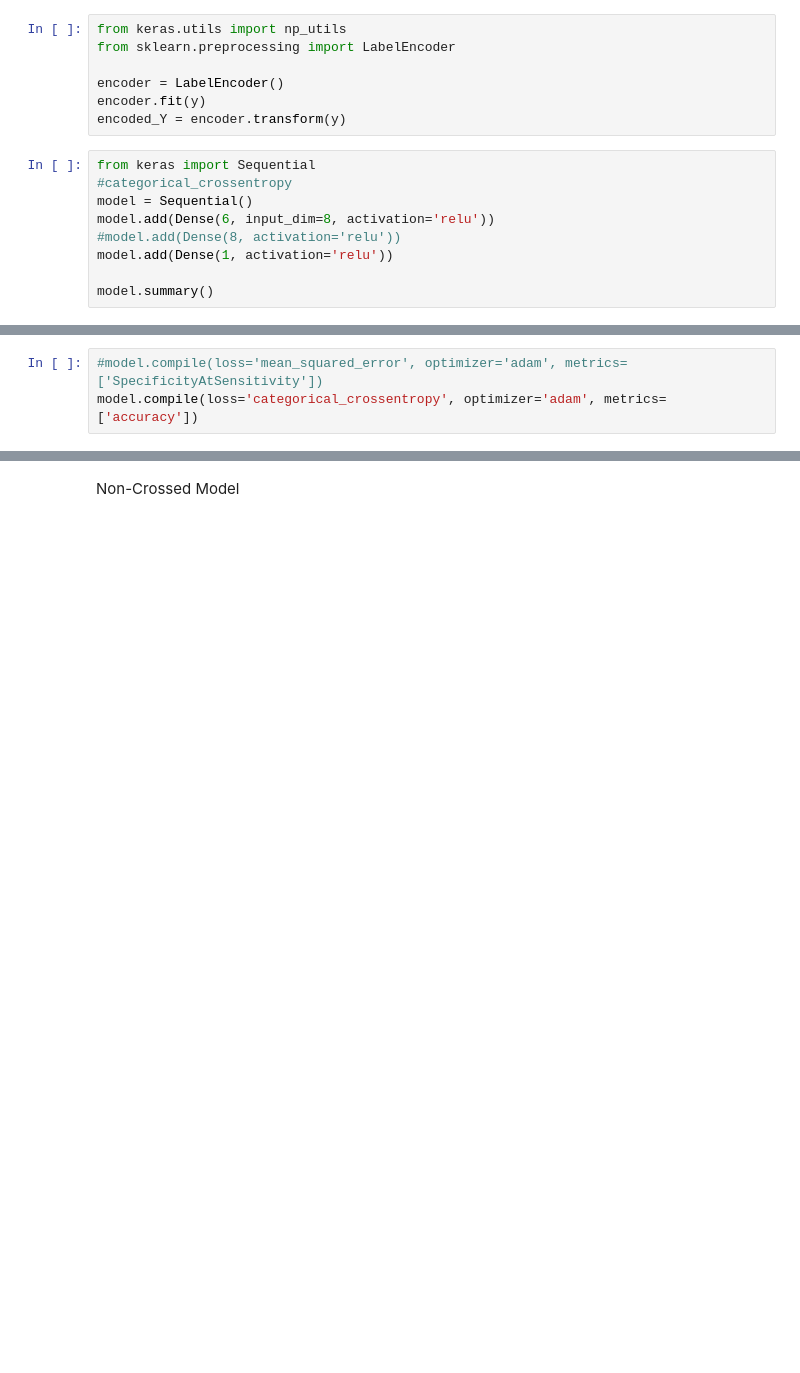
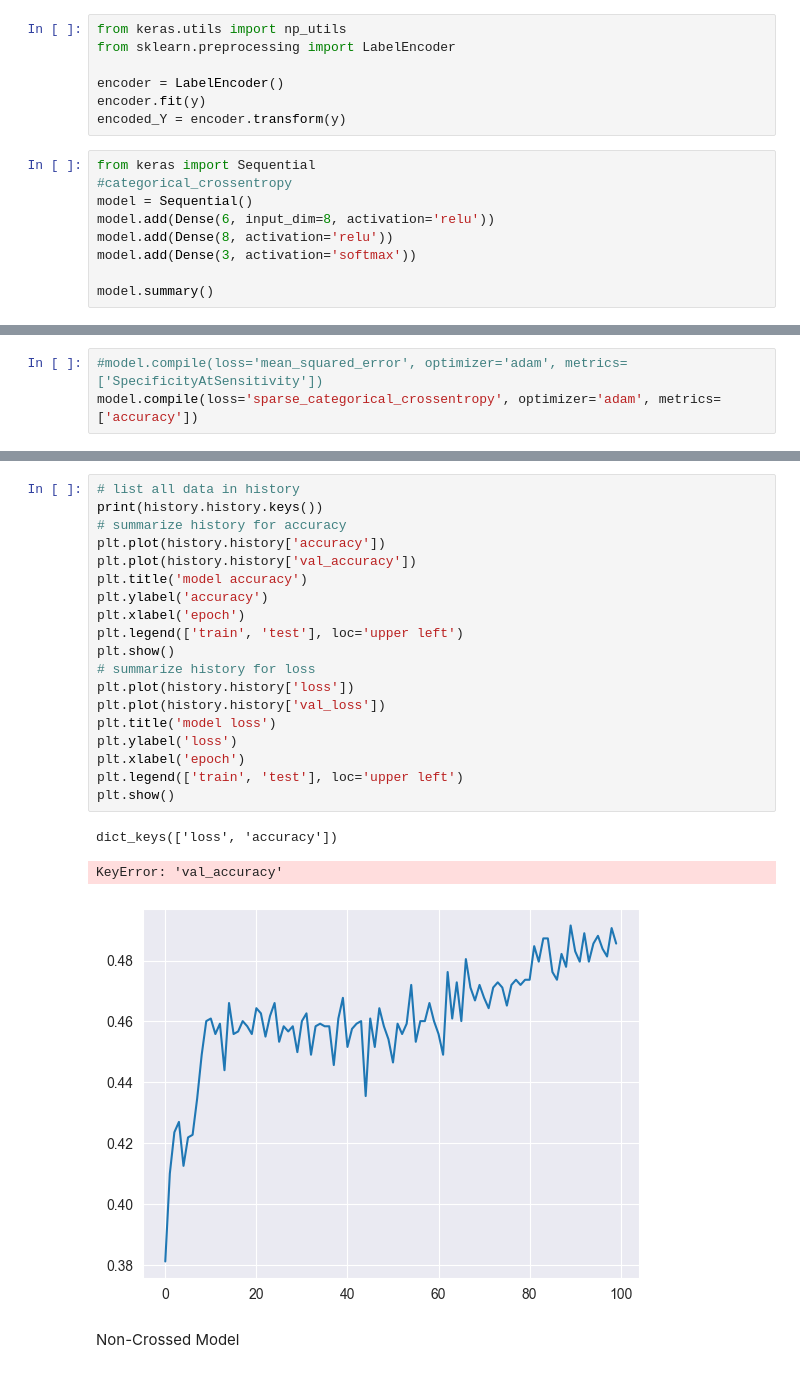
Before and after one commit to yaosam521/ML-Lab-5, a Jupyter notebook: Lab-5.ipynb, the cells around one changed output, grey strips where cells are left out. Drawn from its saved outputs; the diff is of its cells as text; blank space fills up the shorter version.

```diff
--- a/Lab-5.ipynb
+++ b/Lab-5.ipynb
@@ -245,8 +246,8 @@ from keras import Sequential
 #categorical_crossentropy
 model = Sequential()
 model.add(Dense(6, input_dim=8, activation='relu'))
-#model.add(Dense(8, activation='relu'))
-model.add(Dense(1, activation='relu'))
+model.add(Dense(8, activation='relu'))
+model.add(Dense(3, activation='softmax'))
 
 model.summary()
 # %% [output]
@@ -265,5 +268,5 @@ Non-trainable params: 0
 _________________________________________________________________
 # %%
 #model.compile(loss='mean_squared_error', optimizer='adam', metrics=['SpecificityAtSensitivity'])
-model.compile(loss='categorical_crossentropy', optimizer='adam', metrics=['accuracy'])
+model.compile(loss='sparse_categorical_crossentropy', optimizer='adam', metrics=['accuracy'])
 # %%
@@ -291,3 +292,26 @@ Epoch 100/100
+# %%
+# list all data in history
+print(history.history.keys())
+# summarize history for accuracy
+plt.plot(history.history['accuracy'])
+plt.plot(history.history['val_accuracy'])
+plt.title('model accuracy')
+plt.ylabel('accuracy')
+plt.xlabel('epoch')
+plt.legend(['train', 'test'], loc='upper left')
+plt.show()
+# summarize history for loss
+plt.plot(history.history['loss'])
+plt.plot(history.history['val_loss'])
+plt.title('model loss')
+plt.ylabel('loss')
+plt.xlabel('epoch')
+plt.legend(['train', 'test'], loc='upper left')
+plt.show()
+# %% [output]
+dict_keys(['loss', 'accuracy'])
+KeyError: 'val_accuracy'
+[figure, added]
 # %% [markdown]
 Non-Crossed Model
 # %%
```
Also changed, not shown: parts of 15 cells of this notebook.
